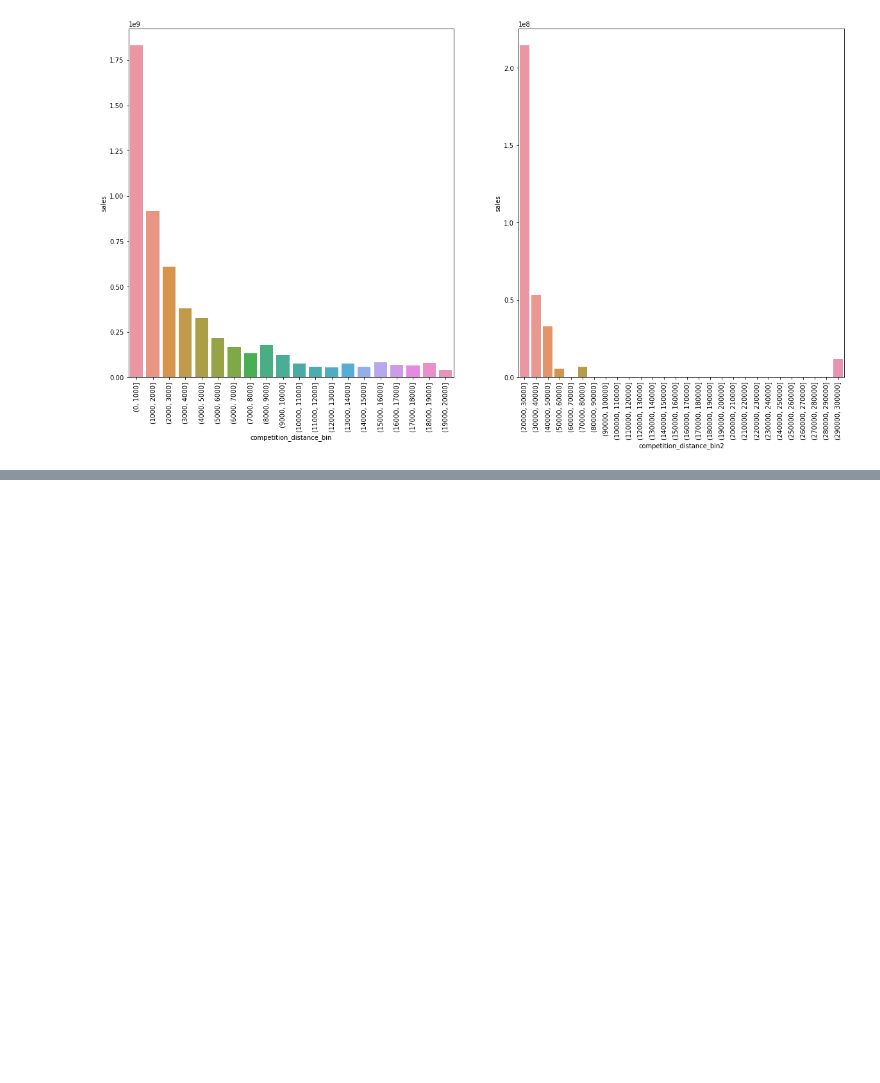
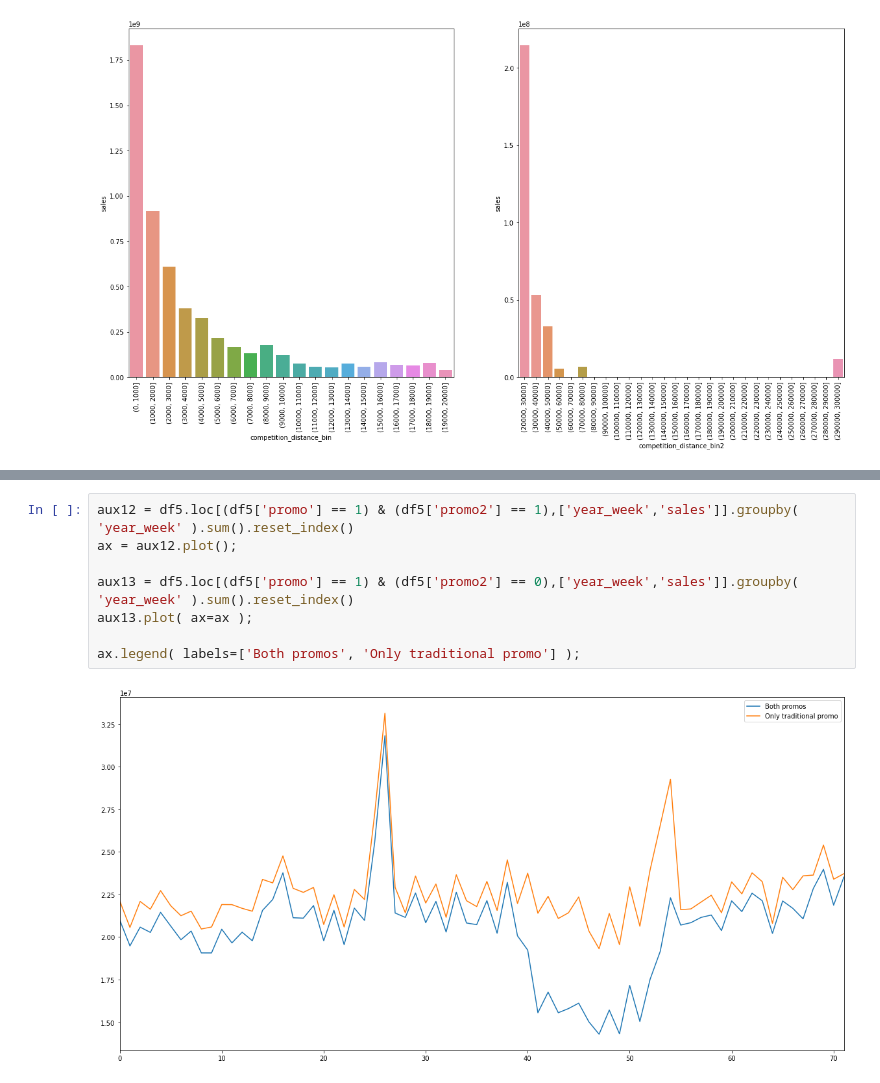
Before and after one commit to CleitonAmbrosio/Rossmann-Stores-Sales-Forecast, a Jupyter notebook: notebooks/cycle1_store_sales_prediction.ipynb, the cells around one changed output, grey strips where cells are left out. Saved outputs shown, nothing was run; the diff lists cells and outputs as text; blank space fills up the shorter version.

```diff
--- a/notebooks/cycle1_store_sales_prediction.ipynb
+++ b/notebooks/cycle1_store_sales_prediction.ipynb
@@ -634,0 +756,10 @@ plt.xticks( rotation=90 );
+# %%
+aux12 = df5.loc[(df5['promo'] == 1) & (df5['promo2'] == 1),['year_week','sales']].groupby( 'year_week' ).sum().reset_index()
+ax = aux12.plot();
+
+aux13 = df5.loc[(df5['promo'] == 1) & (df5['promo2'] == 0),['year_week','sales']].groupby( 'year_week' ).sum().reset_index()
+aux13.plot( ax=ax );
+
+ax.legend( labels=['Both promos', 'Only traditional promo'] );
+# %% [output]
+[figure, added]
```
Also changed, not shown: parts of 90 cells of this notebook.
